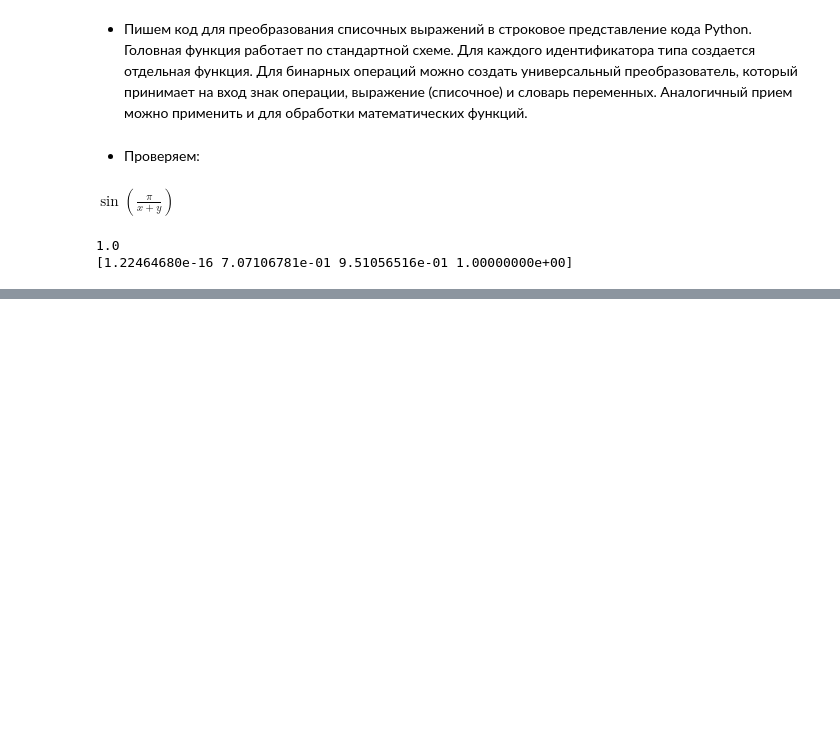
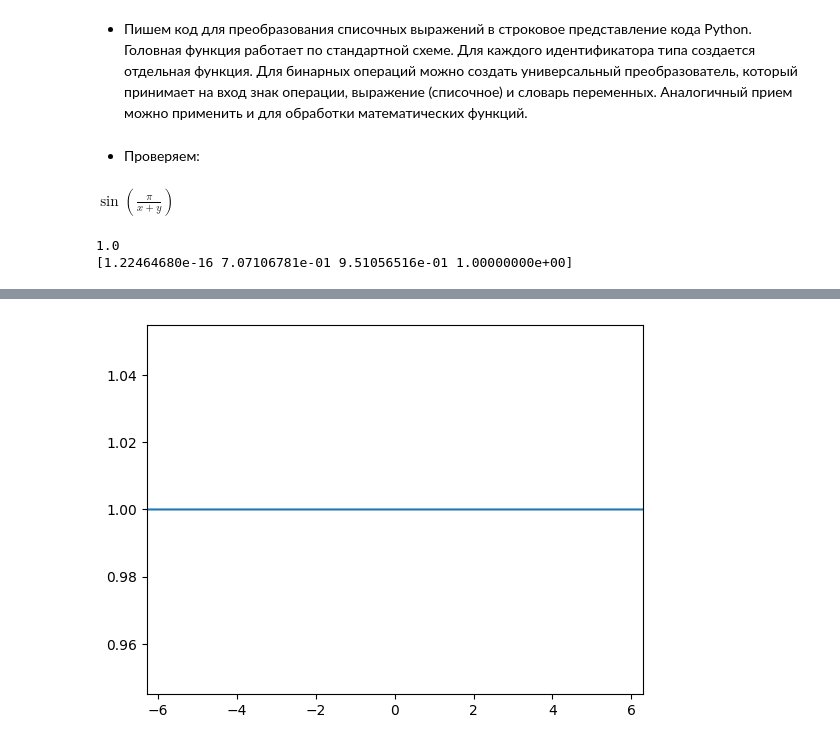
Before and after one commit to abgcw-dead/ca, a Jupyter notebook: L1.ipynb, the cells around one changed output, grey strips where cells are left out. Saved outputs shown, nothing was run; the diff lists cells and outputs as text; code cells hidden in the pictures; blank space fills up the shorter version.

```diff
--- a/L1.ipynb
+++ b/L1.ipynb
@@ -3583,0 +3615,5 @@ $\displaystyle \sin{\left( \frac{\pi}{x + y} \right)}$
+# %%
+one = Z(1)
+plot(one, (-2 * PI, 2 * PI))
+# %% [output]
+[figure, added]
```
Also changed, not shown: parts of 6 cells of this notebook.
